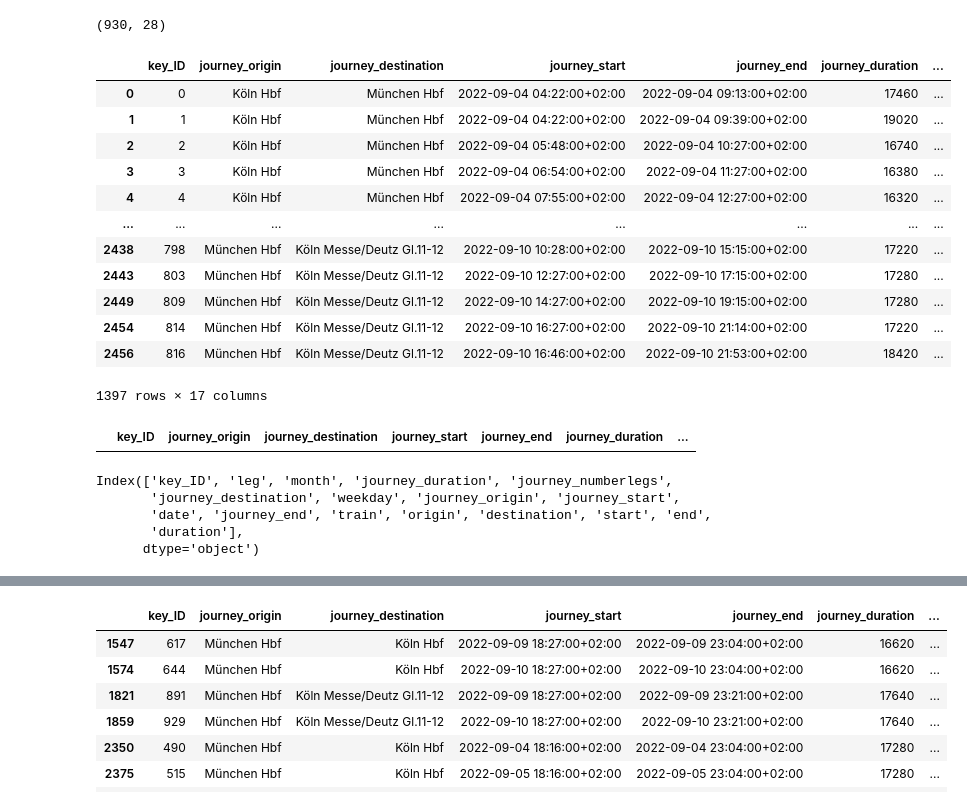
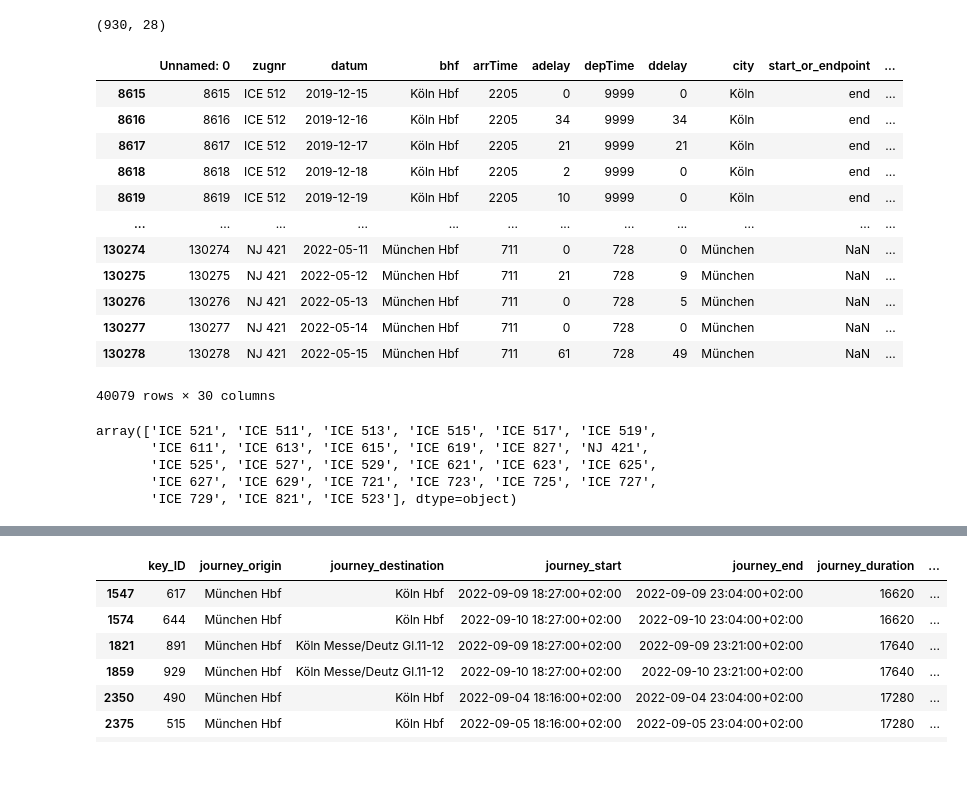
Before and after one commit to Good-Train-Bad-Train/gtbt, a Jupyter notebook: notebooks/data_journey_merge.ipynb, the cells around one changed output, grey strips where cells are left out. Cells and saved outputs as stored; diff of their text form; code cells hidden in the pictures; blank space fills up the shorter version.

Commit message:
add data. complete preprocessing of data and CNN skeleton

```diff
--- a/notebooks/data_journey_merge.ipynb
+++ b/notebooks/data_journey_merge.ipynb
@@ -65,56 +65,71 @@ journeys_long = pd.wide_to_long(df = journeys,
                                 j='leg',
                                 sep = '_',
                                 suffix='.+').reset_index()
 
 #delete empty legs
 journeys_long = journeys_long[journeys_long.train != '-1']
 
 #reorder columns
 journeys_long = journeys_long[['key_ID',
  'journey_origin',
  'journey_destination',
  'journey_start',
  'journey_end',
  'journey_duration',
  'journey_numberlegs',
  'leg',
  'train',
  'origin',
  'destination',
  'start',
  'end',
  'duration',
  'date', 'month','weekday']]
 
+
+def date_transformation(df, columns):
+    for col in columns:
+        df[col] = df[col].str.split('+', expand=True)[[0]]
+        df[col] = pd.to_datetime(df[col])
+    return df
+
+
+journeys_long = date_transformation(journeys_long, ['journey_start', 'journey_end']) #, 'start', 'end'])
+journeys_long['month'] = journeys_long['journey_start'].dt.month_name()
+journeys_long['weekday'] = journeys_long['journey_start'].dt.day_name()
+
+
+simple_journeys = journeys[journeys.journey_numberlegs == 1]
+simple_journeys_tomunich = simple_journeys[simple_journeys.journey_destination == "München Hbf"].train_leg1.unique()
+simple_journeys_tocologne = simple_journeys[(simple_journeys.journey_destination == "Köln Hbf") | (simple_journeys.journey_destination == "Köln Messe/Deutz Gl.11-12")].train_leg1.unique()
+
+
+data['ends_cologne'] = data['zugnr'].isin(simple_journeys_tocologne.tolist())
+data['ends_munich'] = data['zugnr'].isin(simple_journeys_tomunich.tolist())
+
+
+cologne_mask = (data.ends_cologne) & (data.city == 'Köln')
+munich_mask = (data.ends_munich) & (data.city == 'München')
+data = data[cologne_mask | munich_mask]
+
 with pd.option_context("display.max_rows", 100, "display.max_columns", None):
-    display(journeys_long)
+    display(data)
 
+data.to_csv('../goodtrainbadtrain/data/data_for_model_2.csv')
 # check all legs of one journey (connected by key_ID)
 # with pd.option_context("display.max_rows", 100, "display.max_columns", None):
 # display(journeys_long[journeys_long.key_ID == 0])
 # %% [output]
-|  | key_ID | journey_origin | journey_destination | journey_start | journey_end | journey_duration | ... |
-| 0 | 0 | Köln Hbf | München Hbf | 2022-09-04 04:22:00+02:00 | 2022-09-04 09:13:00+02:00 | 17460 | ... |
-| 1 | 1 | Köln Hbf | München Hbf | 2022-09-04 04:22:00+02:00 | 2022-09-04 09:39:00+02:00 | 19020 | ... |
-| 2 | 2 | Köln Hbf | München Hbf | 2022-09-04 05:48:00+02:00 | 2022-09-04 10:27:00+02:00 | 16740 | ... |
-| 3 | 3 | Köln Hbf | München Hbf | 2022-09-04 06:54:00+02:00 | 2022-09-04 11:27:00+02:00 | 16380 | ... |
-| 4 | 4 | Köln Hbf | München Hbf | 2022-09-04 07:55:00+02:00 | 2022-09-04 12:27:00+02:00 | 16320 | ... |
-| ... | ... | ... | ... | ... | ... | ... | ... |
-| 2438 | 798 | München Hbf | Köln Messe/Deutz Gl.11-12 | 2022-09-10 10:28:00+02:00 | 2022-09-10 15:15:00+02:00 | 17220 | ... |
-| 2443 | 803 | München Hbf | Köln Messe/Deutz Gl.11-12 | 2022-09-10 12:27:00+02:00 | 2022-09-10 17:15:00+02:00 | 17280 | ... |
-| 2449 | 809 | München Hbf | Köln Messe/Deutz Gl.11-12 | 2022-09-10 14:27:00+02:00 | 2022-09-10 19:15:00+02:00 | 17280 | ... |
-| 2454 | 814 | München Hbf | Köln Messe/Deutz Gl.11-12 | 2022-09-10 16:27:00+02:00 | 2022-09-10 21:14:00+02:00 | 17220 | ... |
-| 2456 | 816 | München Hbf | Köln Messe/Deutz Gl.11-12 | 2022-09-10 16:46:00+02:00 | 2022-09-10 21:53:00+02:00 | 18420 | ... |
+|  | Unnamed: 0 | zugnr | datum | bhf | arrTime | adelay | depTime | ddelay | city | start_or_endpoint | ... |
+| 8615 | 8615 | ICE 512 | 2019-12-15 | Köln Hbf | 2205 | 0 | 9999 | 0 | Köln | end | ... |
+| 8616 | 8616 | ICE 512 | 2019-12-16 | Köln Hbf | 2205 | 34 | 9999 | 34 | Köln | end | ... |
+| 8617 | 8617 | ICE 512 | 2019-12-17 | Köln Hbf | 2205 | 21 | 9999 | 21 | Köln | end | ... |
+| 8618 | 8618 | ICE 512 | 2019-12-18 | Köln Hbf | 2205 | 2 | 9999 | 0 | Köln | end | ... |
+| 8619 | 8619 | ICE 512 | 2019-12-19 | Köln Hbf | 2205 | 10 | 9999 | 0 | Köln | end | ... |
+| ... | ... | ... | ... | ... | ... | ... | ... | ... | ... | ... | ... |
+| 130274 | 130274 | NJ 421 | 2022-05-11 | München Hbf | 711 | 0 | 728 | 0 | München | NaN | ... |
+| 130275 | 130275 | NJ 421 | 2022-05-12 | München Hbf | 711 | 21 | 728 | 9 | München | NaN | ... |
+| 130276 | 130276 | NJ 421 | 2022-05-13 | München Hbf | 711 | 0 | 728 | 5 | München | NaN | ... |
+| 130277 | 130277 | NJ 421 | 2022-05-14 | München Hbf | 711 | 0 | 728 | 0 | München | NaN | ... |
+| 130278 | 130278 | NJ 421 | 2022-05-15 | München Hbf | 711 | 61 | 728 | 49 | München | NaN | ... |
-1397 rows × 17 columns
+40079 rows × 30 columns
-# %%
-journeys_long[journeys_long.train.isna()]
-# %% [output]
-|  | key_ID | journey_origin | journey_destination | journey_start | journey_end | journey_duration | ... |
-# %%
-journeys_long.columns
-# %% [output]
-Index(['key_ID', 'leg', 'month', 'journey_duration', 'journey_numberlegs',
-       'journey_destination', 'weekday', 'journey_origin', 'journey_start',
-       'date', 'journey_end', 'train', 'origin', 'destination', 'start', 'end',
-       'duration'],
-      dtype='object')
@@ -120,0 +138,9 @@ Index(['key_ID', 'leg', 'month', 'journey_duration', 'journey_numberlegs',
+# %%
+simple_journeys_tomunich = simple_journeys[simple_journeys.journey_destination == "München Hbf"].train_leg1.unique()
+simple_journeys_tomunich
+# %% [output]
+array(['ICE 521', 'ICE 511', 'ICE 513', 'ICE 515', 'ICE 517', 'ICE 519',
+       'ICE 611', 'ICE 613', 'ICE 615', 'ICE 619', 'ICE 827', 'NJ 421',
+       'ICE 525', 'ICE 527', 'ICE 529', 'ICE 621', 'ICE 623', 'ICE 625',
+       'ICE 627', 'ICE 629', 'ICE 721', 'ICE 723', 'ICE 725', 'ICE 727',
+       'ICE 729', 'ICE 821', 'ICE 523'], dtype=object)
```
Also changed, not shown: parts of 7 cells of this notebook, 12 other files.
